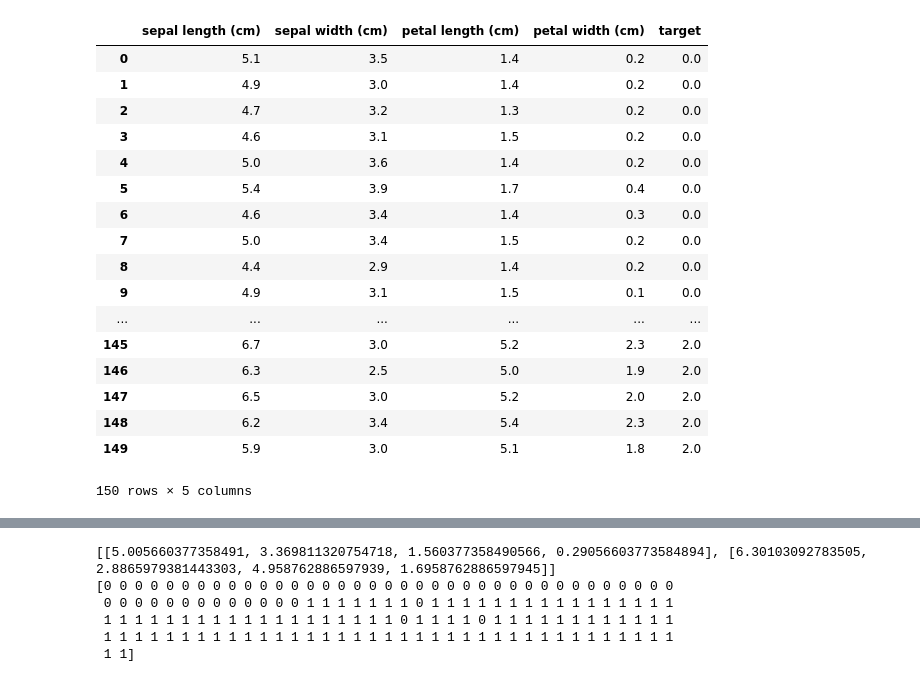
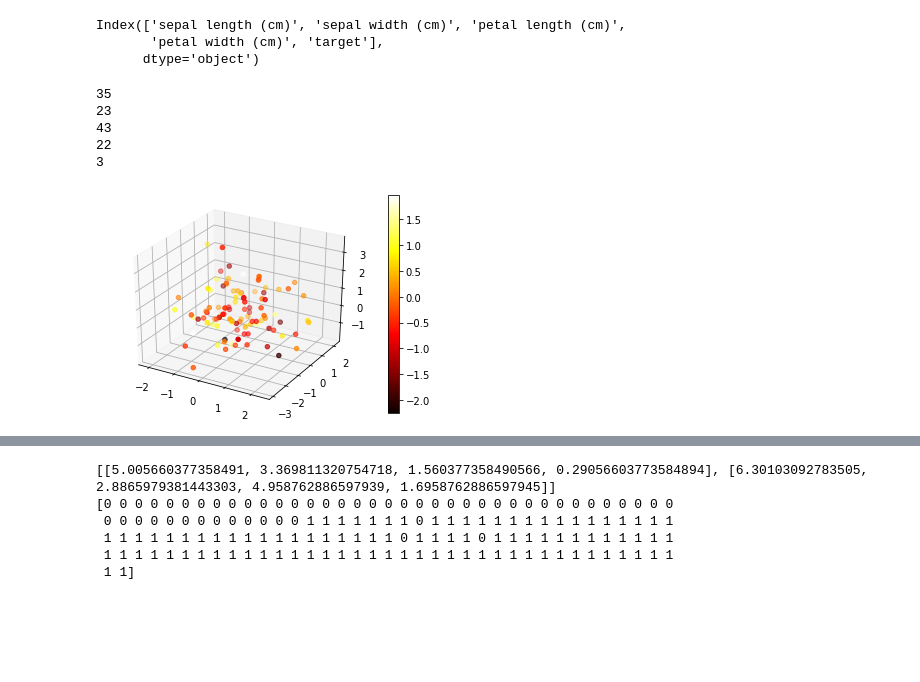
Before and after one commit to Barbariansyah/IF3270-Clustering, a Jupyter notebook: kmeans_test.ipynb, the cells around one changed output, grey strips where cells are left out. Drawn from its saved outputs; the diff is of its cells as text; code cells hidden in the pictures; blank space fills up the shorter version.

Commit message:
Added main notebook, removed print distance matrix

```diff
--- a/kmeans_test.ipynb
+++ b/kmeans_test.ipynb
@@ -5,25 +5,39 @@ from sklearn import datasets
 from kmeans import KMeans
 # %%
 iris = datasets.load_iris()
-pd.DataFrame(np.c_[iris.data, iris.target], columns=iris.feature_names+['target'])
+iris_df = pd.DataFrame(np.c_[iris.data, iris.target], columns=iris.feature_names+['target'])
-# %% [output]
-|  | sepal length (cm) | sepal width (cm) | petal length (cm) | petal width (cm) | target |
-| 0 | 5.1 | 3.5 | 1.4 | 0.2 | 0.0 |
-| 1 | 4.9 | 3.0 | 1.4 | 0.2 | 0.0 |
-| 2 | 4.7 | 3.2 | 1.3 | 0.2 | 0.0 |
-| 3 | 4.6 | 3.1 | 1.5 | 0.2 | 0.0 |
-| 4 | 5.0 | 3.6 | 1.4 | 0.2 | 0.0 |
-| 5 | 5.4 | 3.9 | 1.7 | 0.4 | 0.0 |
-| 6 | 4.6 | 3.4 | 1.4 | 0.3 | 0.0 |
-| 7 | 5.0 | 3.4 | 1.5 | 0.2 | 0.0 |
-| 8 | 4.4 | 2.9 | 1.4 | 0.2 | 0.0 |
-| 9 | 4.9 | 3.1 | 1.5 | 0.1 | 0.0 |
-| ... | ... | ... | ... | ... | ... |
-| 145 | 6.7 | 3.0 | 5.2 | 2.3 | 2.0 |
-| 146 | 6.3 | 2.5 | 5.0 | 1.9 | 2.0 |
-| 147 | 6.5 | 3.0 | 5.2 | 2.0 | 2.0 |
-| 148 | 6.2 | 3.4 | 5.4 | 2.3 | 2.0 |
-| 149 | 5.9 | 3.0 | 5.1 | 1.8 | 2.0 |
-150 rows × 5 columns
+# %%
+iris_df.columns
+# %% [output]
+Index(['sepal length (cm)', 'sepal width (cm)', 'petal length (cm)',
+       'petal width (cm)', 'target'],
+      dtype='object')
+# %%
+for column in iris_df.columns :
+    print (len(iris_df[column].unique()))
+# %% [output]
+35
+23
+43
+22
+3
+# %%
+from mpl_toolkits.mplot3d import Axes3D
+import matplotlib.pyplot as plt
+import numpy as np
+
+fig = plt.figure()
+ax = fig.add_subplot(111, projection='3d')
+
+x = np.random.standard_normal(100)
+y = np.random.standard_normal(100)
+z = np.random.standard_normal(100)
+c = np.random.standard_normal(100)
+
+img = ax.scatter(x, y, z, c=c, cmap=plt.hot())
+fig.colorbar(img)
+plt.show()
+# %% [output]
+[figure, added]
 # %%
 X = iris.data[:,:]
```
Also changed, not shown: parts of 1 cell of this notebook, 3 other files.
